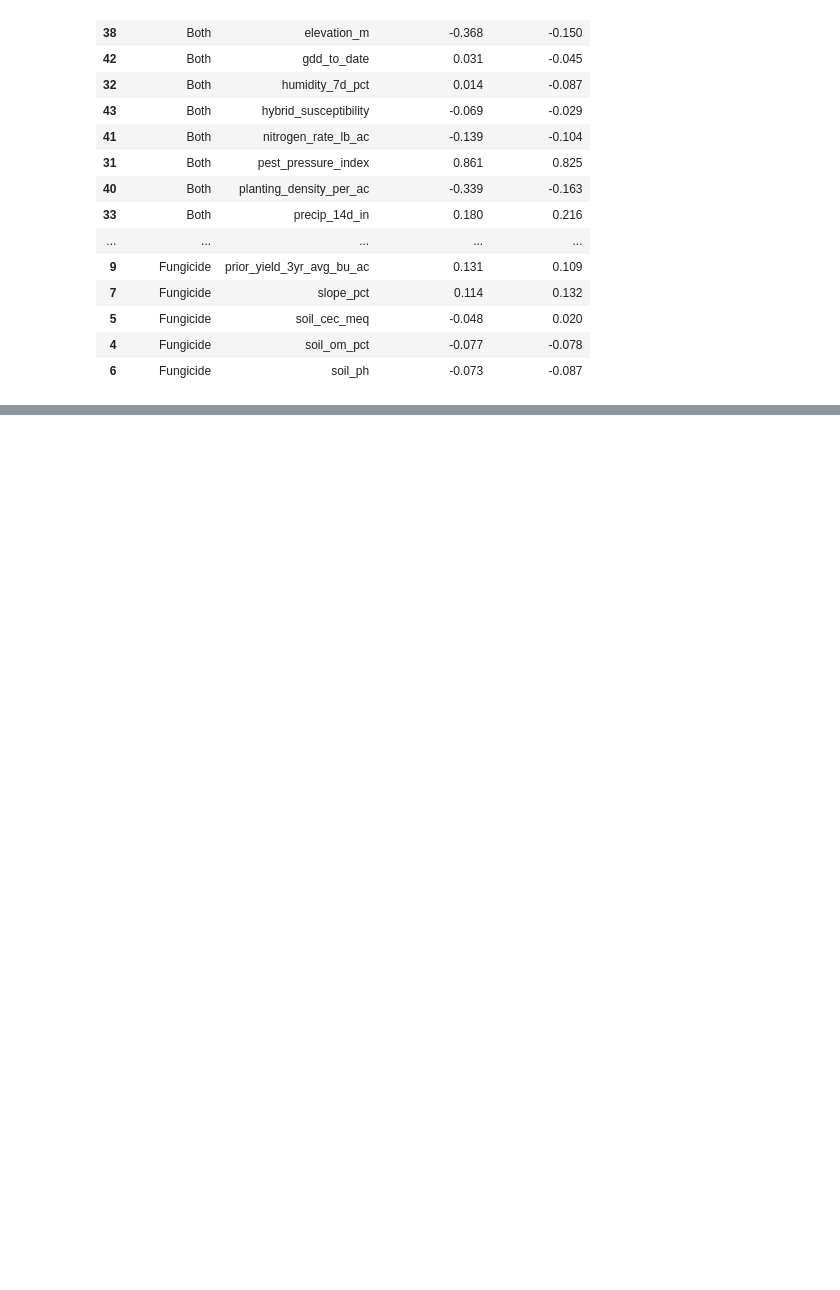
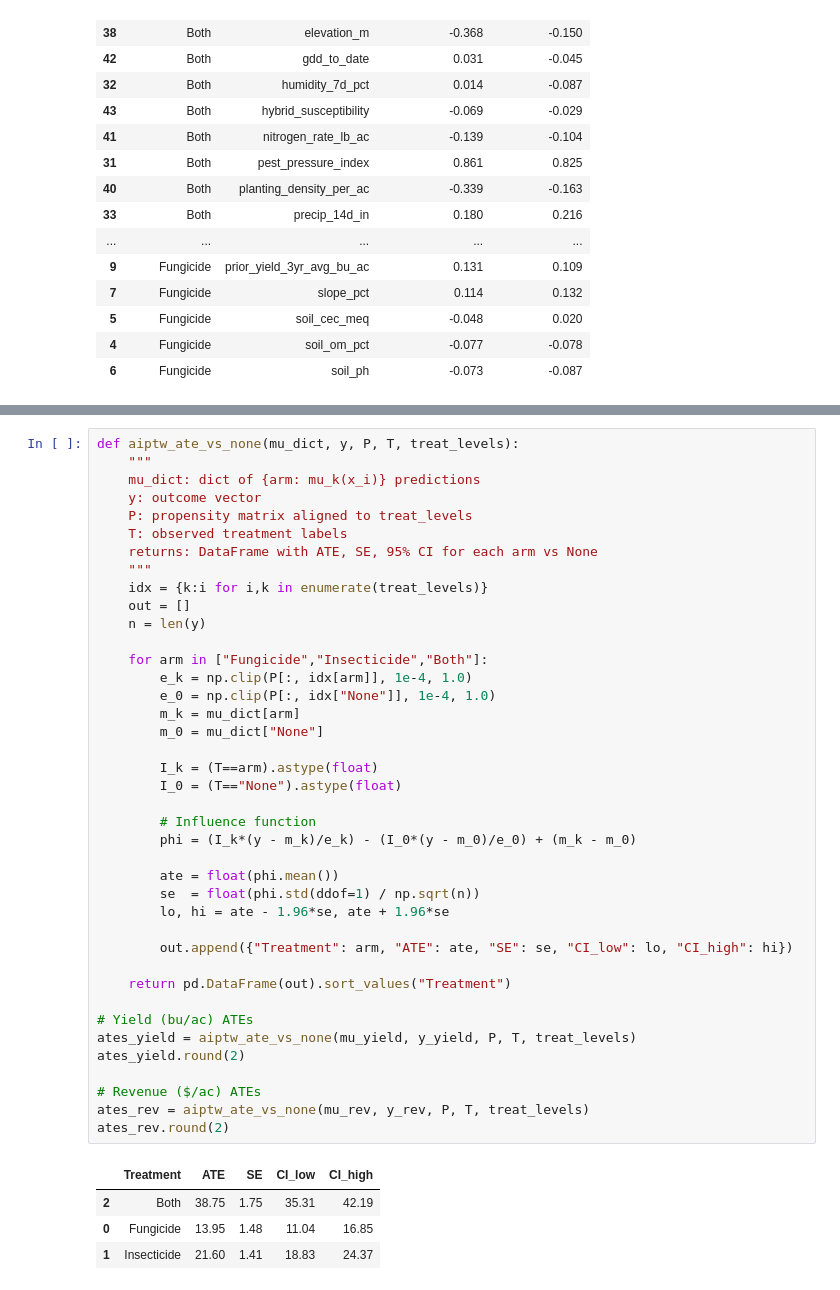
Before and after one commit to jwalluww/Portfolio_Projects, a Jupyter notebook: Quick_Hits/WIP_Farming_Dataset.ipynb, the cells around one changed output, grey strips where cells are left out. Saved outputs shown, nothing was run; the diff lists cells and outputs as text; blank space fills up the shorter version.

```diff
--- a/Quick_Hits/WIP_Farming_Dataset.ipynb
+++ b/Quick_Hits/WIP_Farming_Dataset.ipynb
@@ -484,0 +524,45 @@ balance_table.sort_values(["Arm_vs_None","Covariate"]).round(3).head(30)
+# %%
+def aiptw_ate_vs_none(mu_dict, y, P, T, treat_levels):
+    """
+    mu_dict: dict of {arm: mu_k(x_i)} predictions
+    y: outcome vector
+    P: propensity matrix aligned to treat_levels
+    T: observed treatment labels
+    returns: DataFrame with ATE, SE, 95% CI for each arm vs None
+    """
+    idx = {k:i for i,k in enumerate(treat_levels)}
+    out = []
+    n = len(y)
+
+    for arm in ["Fungicide","Insecticide","Both"]:
+        e_k = np.clip(P[:, idx[arm]], 1e-4, 1.0)
+        e_0 = np.clip(P[:, idx["None"]], 1e-4, 1.0)
+        m_k = mu_dict[arm]
+        m_0 = mu_dict["None"]
+
+        I_k = (T==arm).astype(float)
+        I_0 = (T=="None").astype(float)
+
+        # Influence function
+        phi = (I_k*(y - m_k)/e_k) - (I_0*(y - m_0)/e_0) + (m_k - m_0)
+
+        ate = float(phi.mean())
+        se  = float(phi.std(ddof=1) / np.sqrt(n))
+        lo, hi = ate - 1.96*se, ate + 1.96*se
+
+        out.append({"Treatment": arm, "ATE": ate, "SE": se, "CI_low": lo, "CI_high": hi})
+
+    return pd.DataFrame(out).sort_values("Treatment")
+
+# Yield (bu/ac) ATEs
+ates_yield = aiptw_ate_vs_none(mu_yield, y_yield, P, T, treat_levels)
+ates_yield.round(2)
+
+# Revenue ($/ac) ATEs
+ates_rev = aiptw_ate_vs_none(mu_rev, y_rev, P, T, treat_levels)
+ates_rev.round(2)
+# %% [output]
+|  | Treatment | ATE | SE | CI_low | CI_high |
+| 2 | Both | 38.75 | 1.75 | 35.31 | 42.19 |
+| 0 | Fungicide | 13.95 | 1.48 | 11.04 | 16.85 |
+| 1 | Insecticide | 21.60 | 1.41 | 18.83 | 24.37 |
```
Also changed, not shown: parts of 4 cells of this notebook.
